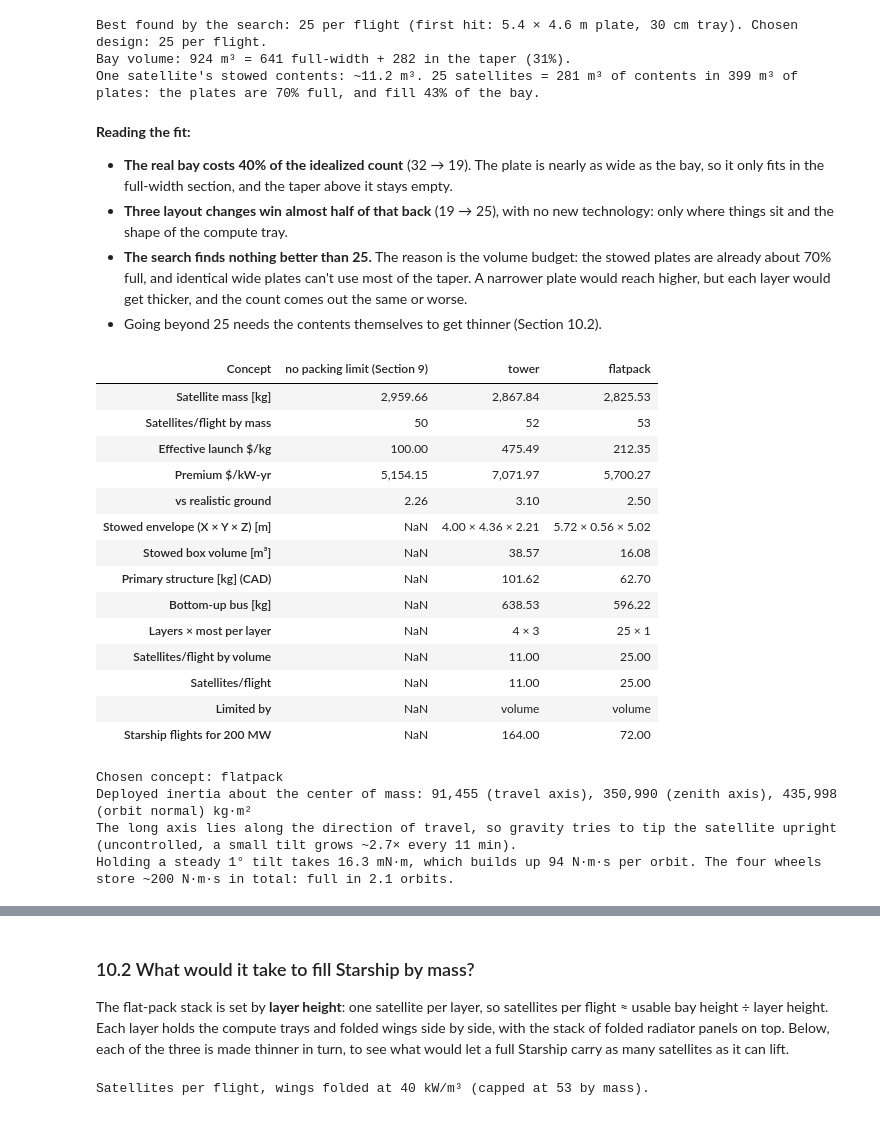
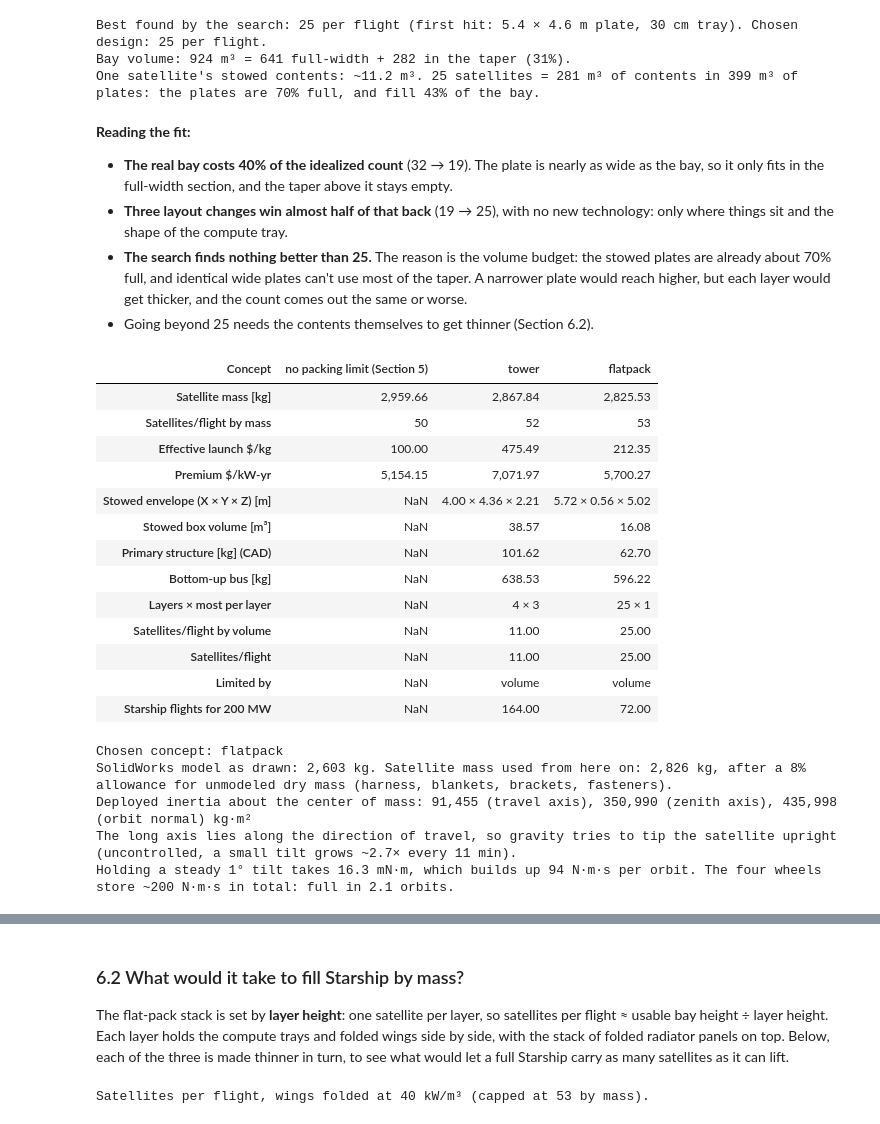
Before and after one commit to SailingSF/research, a Jupyter notebook: space_gpu_datacenter_part2.ipynb, the cells around one changed output, grey strips where cells are left out. Cells and saved outputs as stored; diff of their text form; code cells hidden in the pictures.

```diff
--- a/space_gpu_datacenter_part2.ipynb
+++ b/space_gpu_datacenter_part2.ipynb
@@ -608,7 +626,7 @@ When the array makes less than the full load, compute throttles to match. **Avai
 # %%
 ORBIT_ANGLE = np.linspace(0, 2 * np.pi, 720, endpoint=False)   # position around the orbit; 0 = the point nearest the Sun
 
-def sun_around_orbit(beta_deg: float):
+def sun_around_orbit(beta_deg: float, alt_km: float = ALT_KM):
     """Sun direction in satellite axes at each point of one orbit, and whether the satellite is sunlit.
     Returns (part toward travel X, part toward zenith Y, part toward the orbit normal Z, sunlit).
     The orbit-normal part is constant (sin β). The rest (cos β) swings between zenith and the
@@ -618,7 +636,7 @@ def sun_around_orbit(beta_deg: float):
     s_z = np.full_like(ORBIT_ANGLE, math.sin(beta))
     # Same cylindrical shadow as sunlight_fraction(): in shadow when on the night side and
     # closer to the Earth–Sun line than one Earth radius.
-    in_shadow = (s_y < 0) & (np.sqrt(1 - s_y**2) < R_EARTH / (R_EARTH + 1_000 * ALT_KM))
+    in_shadow = (s_y < 0) & (np.sqrt(1 - s_y**2) < R_EARTH / (R_EARTH + 1_000 * alt_km))
     return s_x, s_y, s_z, ~in_shadow
 
 def array_sun_factor(s_y, s_z, tracking: str):
@@ -1424,7 +1193,7 @@ One satellite's stowed contents: ~11.2 m³. 25 satellites = 281 m³ of contents
 - **The real bay costs 40% of the idealized count** (32 → 19). The plate is nearly as wide as the bay, so it only fits in the full-width section, and the taper above it stays empty.
 - **Three layout changes win almost half of that back** (19 → 25), with no new technology: only where things sit and the shape of the compute tray.
 - **The search finds nothing better than 25.** The reason is the volume budget: the stowed plates are already about 70% full, and identical wide plates can't use most of the taper. A narrower plate would reach higher, but each layer would get thicker, and the count comes out the same or worse.
-- Going beyond 25 needs the contents themselves to get thinner (Section 10.2).
+- Going beyond 25 needs the contents themselves to get thinner (Section 6.2).
 # %%
 payload_t = STARSHIP_PAYLOAD_LEO_T * (SSO_FACTOR if APPLY_SSO_PAYLOAD_PENALTY else 1.0)
 m_core = BEST["m_compute"] + BEST["m_array"] + BEST["m_rad"]
@@ -1462,46 +1231,50 @@ for concept in ["tower", "flatpack"]:
         "Limited by": "volume" if pack["total"] < n_mass else "mass",
         "Effective launch $/kg": sat["eff_cost_per_kg"],
         "Premium $/kW-yr": sat["premium_per_kw_yr"],
-        "vs realistic ground": sat["premium_per_kw_yr"] / TERR_REAL,
         "Starship flights for 200 MW": math.ceil(n_sats_c / n_flight),
     })
-rows.insert(0, {"Concept": "no packing limit (Section 9)", "Satellite mass [kg]": BEST["m_total"],
+rows.insert(0, {"Concept": "no packing limit (Section 5)", "Satellite mass [kg]": BEST["m_total"],
                 "Satellites/flight by mass": int(payload_t * 1_000 // BEST["m_total"]),
-                "Effective launch $/kg": BEST["eff_cost_per_kg"], "Premium $/kW-yr": BEST["premium_per_kw_yr"],
-                "vs realistic ground": BEST["premium_per_kw_yr"] / TERR_REAL})
+                "Effective launch $/kg": BEST["eff_cost_per_kg"], "Premium $/kW-yr": BEST["premium_per_kw_yr"]})
 packing_table = pd.DataFrame(rows).set_index("Concept").T
 display(packing_table)
 
 CAD = CAD_RUNS.get(STOWED_CONCEPT, {}).get("run")
 if CAD is not None:
     CAD_SAT, N_PER_FLIGHT = CAD_RUNS[STOWED_CONCEPT]["sat"], CAD_RUNS[STOWED_CONCEPT]["n_flight"]
     dep = CAD["deployed"]
     I_travel, I_zenith, I_normal = dep["Ixx"], dep["Iyy"], dep["Izz"]
     n2 = MU_EARTH / (R_EARTH + 1_000 * ALT_KM) ** 3          # orbital rate squared
     # Gravity pulls slightly harder on the lower end of a long object, which tries to stand it
     # upright. Tilting the satellite by an angle θ in the orbit plane gives a torque of
     # 1.5·n²·(I_zenith − I_travel)·sin 2θ. Positive stiffness means the torque pushes it further over.
     stiffness = 3 * n2 * (I_zenith - I_travel)               # N·m per radian, for small tilts
     torque_1deg = stiffness * math.radians(1.0)
     h_per_orbit = torque_1deg * orbital_period_s(ALT_KM)     # a steady tilt gives a steady torque, which adds up
     h_wheels = 4 * REACTION_WHEEL_MOMENTUM_NMS
     print(f"Chosen concept: {STOWED_CONCEPT}")
+    print(f"SolidWorks model as drawn: {CAD['deployed']['mass']:,.0f} kg. Satellite mass used from here on: "
+          f"{CAD_SAT['m_total']:,.0f} kg, after a {UNMODELED_MASS_FRAC:.0%} allowance for unmodeled dry mass "
+          f"(harness, blankets, brackets, fasteners).")
     print(f"Deployed inertia about the center of mass: {I_travel:,.0f} (travel axis), {I_zenith:,.0f} (zenith axis), "
           f"{I_normal:,.0f} (orbit normal) kg·m²")
     if stiffness > 0:
         print(f"The long axis lies along the direction of travel, so gravity tries to tip the satellite upright "
               f"(uncontrolled, a small tilt grows ~2.7× every {math.sqrt(I_normal / stiffness) / 60:.0f} min).")
     else:
         print("The long axis points at Earth, so gravity holds the satellite in this attitude.")
     print(f"Holding a steady 1° tilt takes {abs(torque_1deg)*1e3:,.1f} mN·m, which builds up {abs(h_per_orbit):,.0f} N·m·s per orbit. "
           f"The four wheels store ~{h_wheels:.0f} N·m·s in total: full in {h_wheels/abs(h_per_orbit):.1f} orbits.")
+
+# The as-packed satellite: Sections 7–11 use this.
+PACKED = dict(bus_mass_kg=CAD_RUNS[STOWED_CONCEPT]["bus"], sats_per_flight=N_PER_FLIGHT) if CAD is not None else {}
+HEAD = size_satellite(**PACKED)
 # %% [output]
-| Concept | no packing limit (Section 9) | tower | flatpack |
+| Concept | no packing limit (Section 5) | tower | flatpack |
 | Satellite mass [kg] | 2,959.66 | 2,867.84 | 2,825.53 |
 | Satellites/flight by mass | 50 | 52 | 53 |
 | Effective launch $/kg | 100.00 | 475.49 | 212.35 |
 | Premium $/kW-yr | 5,154.15 | 7,071.97 | 5,700.27 |
-| vs realistic ground | 2.26 | 3.10 | 2.50 |
 | Stowed envelope (X × Y × Z) [m] | NaN | 4.00 × 4.36 × 2.21 | 5.72 × 0.56 × 5.02 |
 | Stowed box volume [m³] | NaN | 38.57 | 16.08 |
 | Primary structure [kg] (CAD) | NaN | 101.62 | 62.70 |
@@ -1512,6 +1285,7 @@ if CAD is not None:
 | Limited by | NaN | volume | volume |
 | Starship flights for 200 MW | NaN | 164.00 | 72.00 |
 Chosen concept: flatpack
+SolidWorks model as drawn: 2,603 kg. Satellite mass used from here on: 2,826 kg, after a 8% allowance for unmodeled dry mass (harness, blankets, brackets, fasteners).
 Deployed inertia about the center of mass: 91,455 (travel axis), 350,990 (zenith axis), 435,998 (orbit normal) kg·m²
 The long axis lies along the direction of travel, so gravity tries to tip the satellite upright (uncontrolled, a small tilt grows ~2.7× every 11 min).
 Holding a steady 1° tilt takes 16.3 mN·m, which builds up 94 N·m·s per orbit. The four wheels store ~200 N·m·s in total: full in 2.1 orbits.
@@ -1527,7 +1301,7 @@ Holding a steady 1° tilt takes 16.3 mN·m, which builds up 94 N·m·s per orbit
 | Tower | ![](cad/tower/images/satellite_stowed.jpg) | ![](cad/tower/images/satellite_deployed.jpg) | ![](cad/tower/images/starship_stack.jpg) |
 | Flat-pack | ![](cad/flatpack/images/satellite_stowed.jpg) | ![](cad/flatpack/images/satellite_deployed.jpg) | ![](cad/flatpack/images/starship_stack.jpg) |
 # %% [markdown]
-### 10.2 What would it take to fill Starship by mass?
+### 6.2 What would it take to fill Starship by mass?
 
 The flat-pack stack is set by **layer height**: one satellite per layer, so satellites per flight ≈ usable bay height ÷ layer height. Each layer holds the compute trays and folded wings side by side, with the stack of folded radiator panels on top. Below, each of the three is made thinner in turn, to see what would let a full Starship carry as many satellites as it can lift.
 # %%
```
Also changed, not shown: parts of 46 cells of this notebook, 6 other files.
